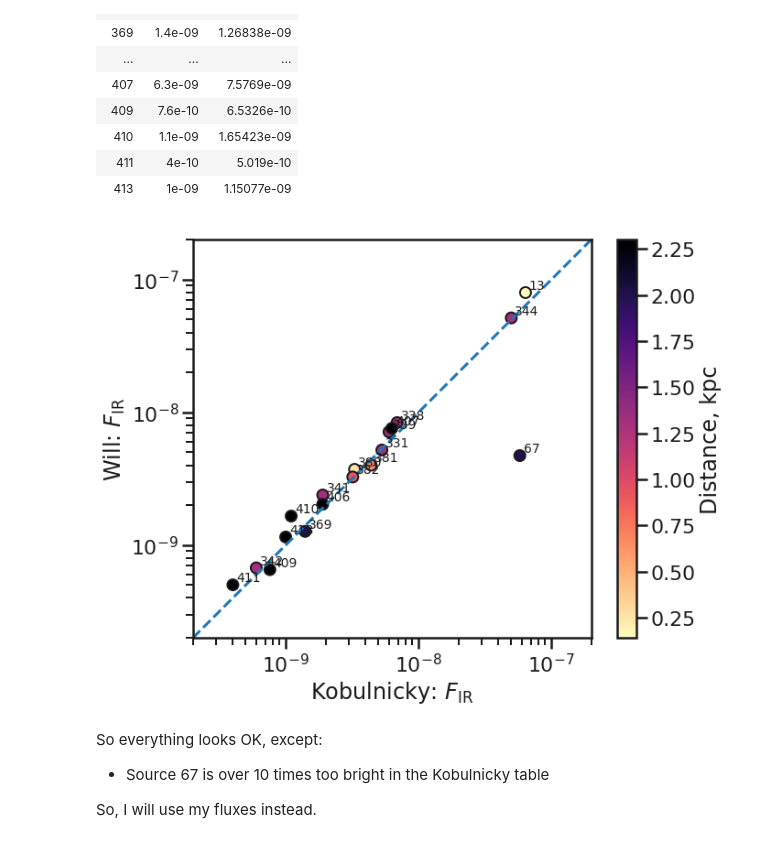
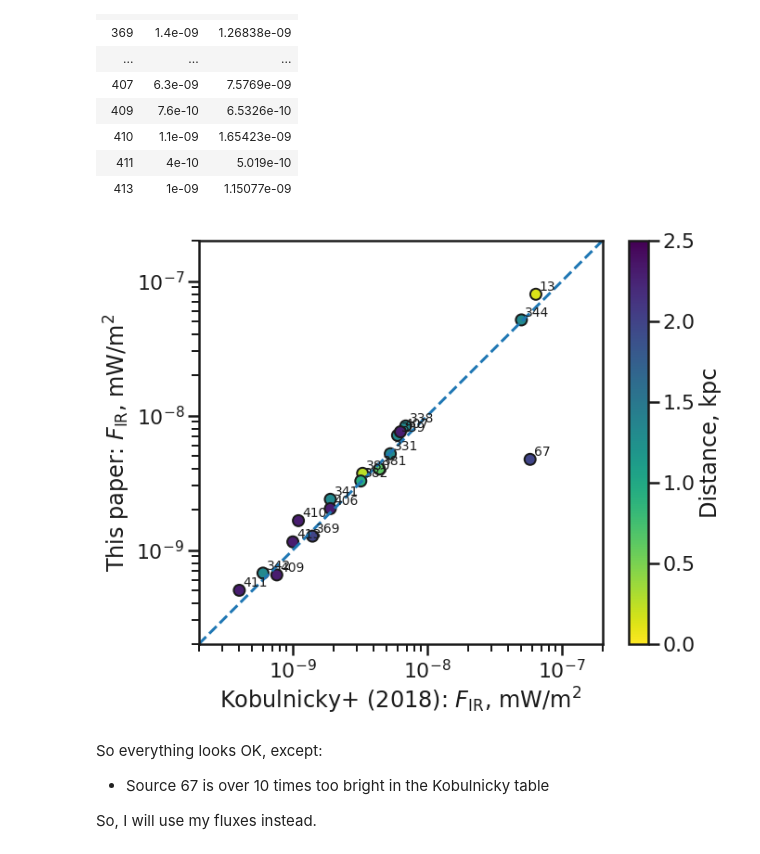
Before and after one commit to div-B-equals-0/dust-wave-case-studies, a Jupyter notebook: Kobulnicky-samples.ipynb, the cells around one changed output. Saved outputs shown, nothing was run; the diff lists cells and outputs as text; code cells hidden in the pictures.

Commit message:
Figures for flux comparisons with Kobulnicky

```diff
--- a/Kobulnicky-samples.ipynb
+++ b/Kobulnicky-samples.ipynb
@@ -314,26 +314,27 @@ sns.set_context("poster")
 # %%
 fig, ax = plt.subplots(figsize=(10, 8))
 c = ax.scatter(t['FIR'], t['FIR_will'],
-               c=t['Dist'], cmap='magma_r',
+               c=t['Dist'], cmap='viridis_r', vmin=0.0, vmax=2.5,
                edgecolors='k', alpha=1.0)
 fig.colorbar(c, ax=ax).set_label('Distance, kpc')
 for id_, x, y in zip(t['ID'], t['FIR'], t['FIR_will']):
     ax.annotate(
         str(id_), (x, y), fontsize='xx-small',
         xytext=(4,4), textcoords='offset points',
                )
 fmin, fmax = 2e-10, 2e-7
 ax.plot([fmin, fmax], [fmin, fmax], ls='--')
 ax.set(
     xscale='log', yscale='log',
     xlim=[fmin, fmax], ylim=[fmin, fmax],
-    xlabel=r'Kobulnicky: $F_\mathrm{IR}$',
-    ylabel=r'Will: $F_\mathrm{IR}$',
+    xlabel=r'Kobulnicky+ (2018): $F_\mathrm{IR}$, mW/m$^2$',
+    ylabel=r'This paper: $F_\mathrm{IR}$, mW/m$^2$',
 )
 ax.set_aspect('equal')
+fig.savefig('K18-flux-comparison.pdf')
 None
 # %% [output]
-[figure, old version]
+[figure, new version]
 # %% [markdown]
 So everything looks OK, except:
 
```
Also changed, not shown: parts of 2 cells of this notebook, 6 other files.
